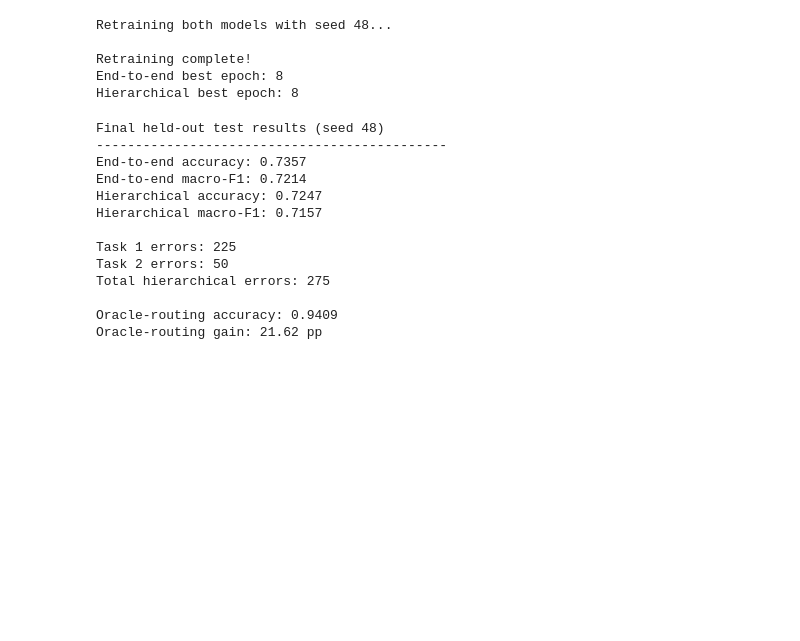
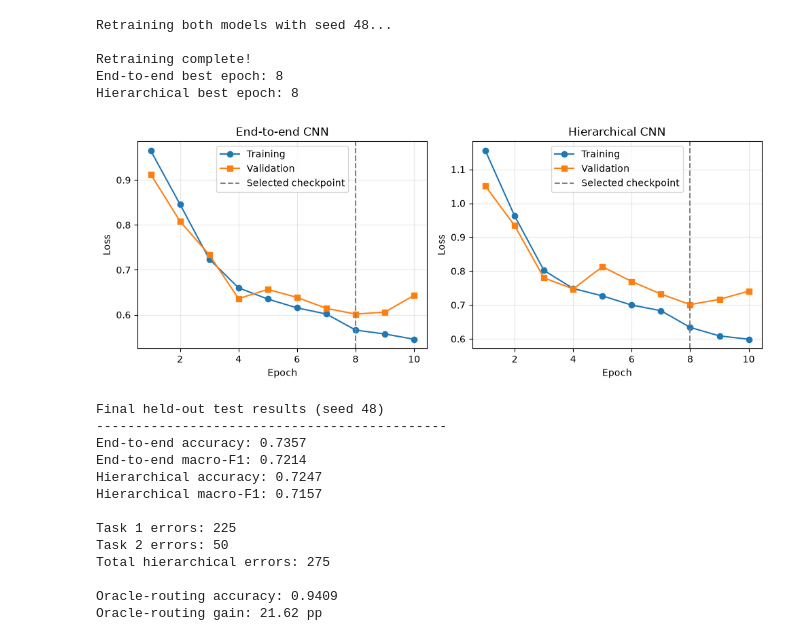
Before and after one commit to Setback749/galaxy-zoo-hierarchical-cnn, a Jupyter notebook: AIML339 - Project Notebook.ipynb, the cells around one changed output. Drawn from its saved outputs; the diff is of its cells as text; code cells hidden in the pictures; blank space fills up the shorter version.

```diff
--- a/AIML339 - Project Notebook.ipynb
+++ b/AIML339 - Project Notebook.ipynb
@@ -1805,6 +1847,35 @@ Retraining both models with seed 48...
 Retraining complete!
 End-to-end best epoch: 8
 Hierarchical best epoch: 8
+# %%
+# Learning-curve figure generation
+
+fig, axes = plt.subplots(1, 2, figsize=(10, 4))
+
+runs = [
+    ("End-to-end CNN", final_baseline_run),
+    ("Hierarchical CNN", final_hierarchical_run),
+]
+
+for ax, (name, run) in zip(axes, runs):
+    epochs = range(1, len(run["train_losses"]) + 1)
+
+    ax.plot(epochs, run["train_losses"], marker="o", label="Training")
+    ax.plot(epochs, run["validation_losses"], marker="s", label="Validation")
+    ax.axvline(run["best_epoch"], linestyle="--",
+               color="gray", label="Selected checkpoint")
+
+    ax.set_title(name)
+    ax.set_xlabel("Epoch")
+    ax.set_ylabel("Loss")
+    ax.legend()
+    ax.grid(alpha=0.3)
+
+plt.tight_layout()
+plt.savefig("cnn_learning_curves.png", dpi=300, bbox_inches="tight")
+plt.show()
+# %% [output]
+[figure, added]
 # %%
 # Final held-out test evaluation for both CNNs
 # Uses the models selected through validation only
```
Also changed, not shown: parts of 10 cells of this notebook, 2 other files.
